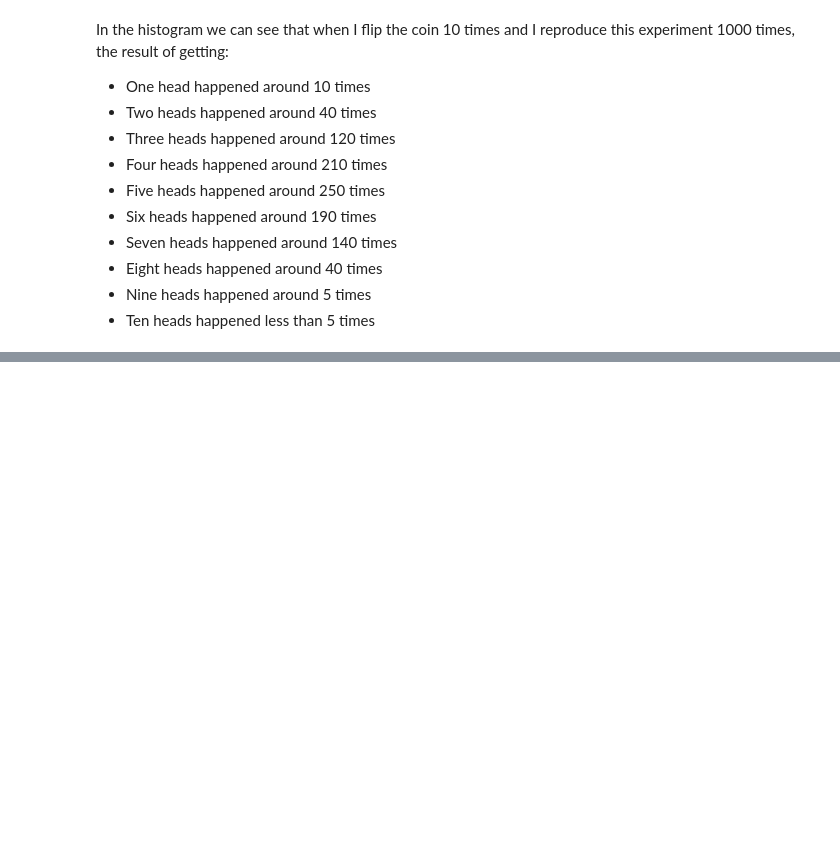
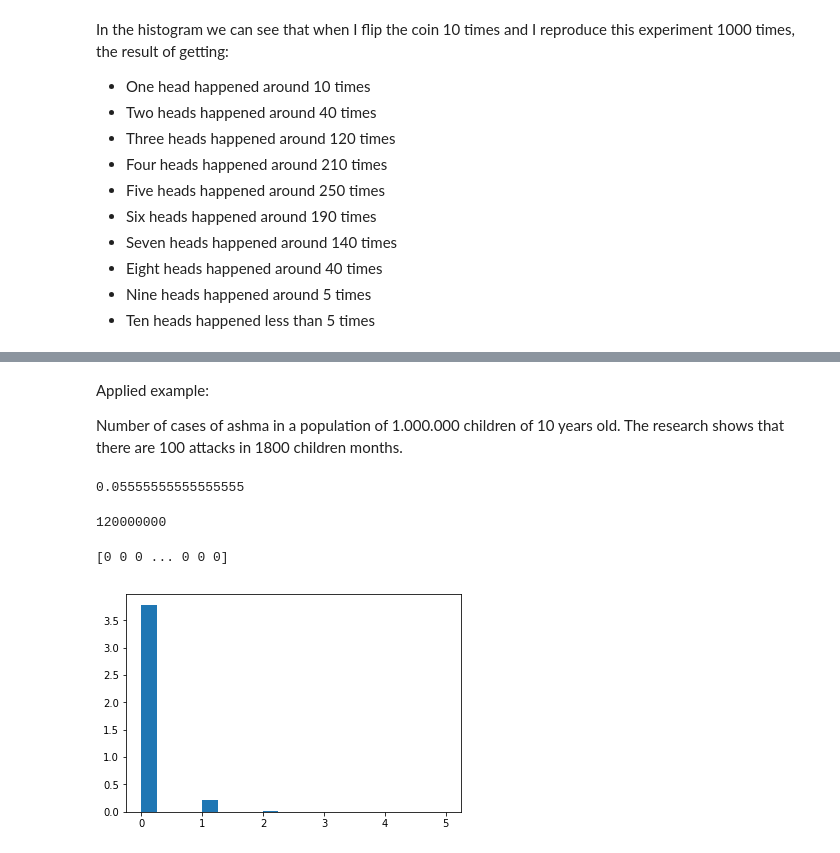
Before and after one commit to Nayade2lu/Numpy_random, a Jupyter notebook: Numpy.random.ipynb, the cells around one changed output, grey strips where cells are left out. Saved outputs shown, nothing was run; the diff lists cells and outputs as text; code cells hidden in the pictures; blank space fills up the shorter version.

Commit message:
poisson distribution example

```diff
--- a/Numpy.random.ipynb
+++ b/Numpy.random.ipynb
@@ -476,0 +498,46 @@ If we have 100 people, and only 90 of them go shopping in a week then the binomi
+# %% [markdown]
+Applied example:
+
+Number of cases of ashma in a population of 1.000.000 children of 10 years old. The research shows that there are 100 attacks in 1800 children months.
+# %%
+import numpy as np
+a = 100
+#variable number of ashma attacks
+
+b1 = 1800
+#variable children months
+
+lamda = a/b
+print(lamda)
+# %% [output]
+0.05555555555555555
+# %%
+#Posson distribution
+import numpy as np
+
+c = 1000000
+#number of children
+
+y = 10
+#number of years
+
+b2 = c * y * 12
+#total number of months (number of childre * years * months in a year)
+print(b2)
+# %% [output]
+120000000
+# %%
+#poison distribution application
+import numpy as np
+s = np.random.poisson(0.05555555555555555, 120000000)
+#poisson distribution where the lambda is 0.05555555555555555 and the size, in this case the number of months is 120000000
+print(s)
+# %% [output]
+[0 0 0 ... 0 0 0]
+# %%
+#plot the result of the distribution of ashma cases
+import matplotlib.pyplot as plt
+count, bins, ignored = plt.hist(s, 20, density=True)
+plt.show()
+# %% [output]
+[figure, added]
```
Also changed, not shown: parts of 3 cells of this notebook.
